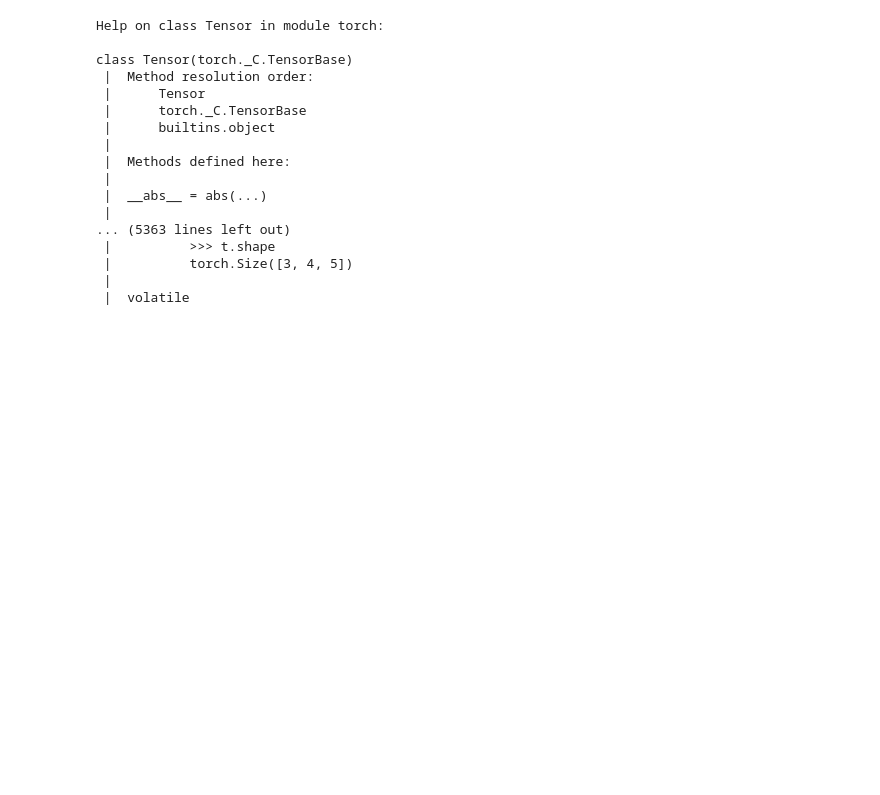
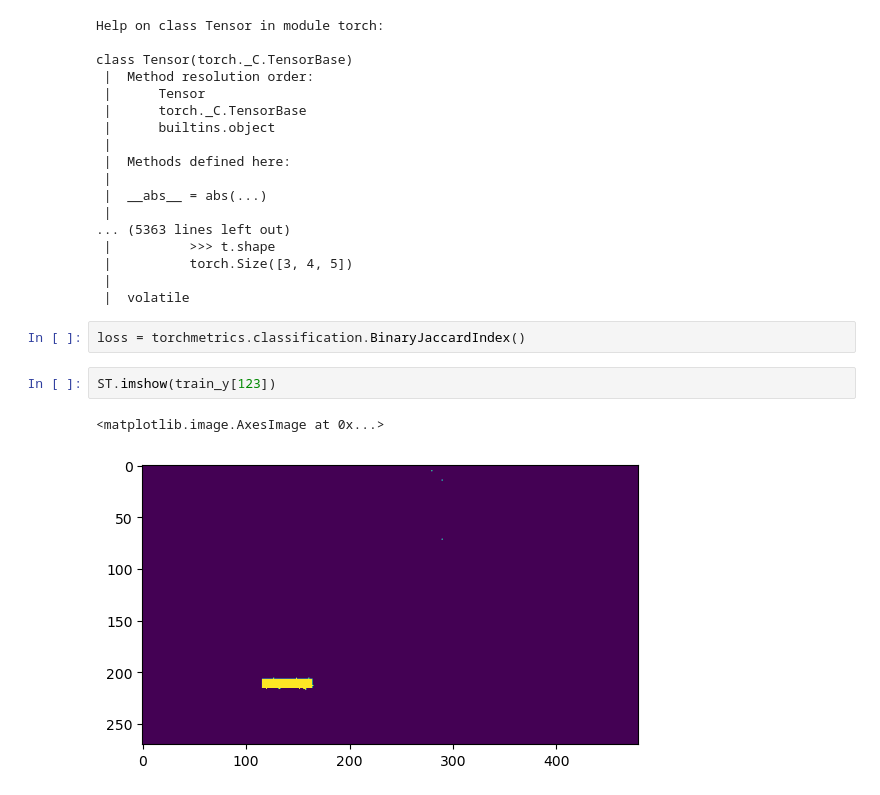
Before and after one commit to sodeeplearning/Net-Nomera, a Jupyter notebook: teaching.ipynb, the cells around one changed output. Cells and saved outputs as stored; diff of their text form; blank space fills up the shorter version.

```diff
--- a/teaching.ipynb
+++ b/teaching.ipynb
@@ -247,3 +247,10 @@ class Tensor(torch._C.TensorBase)
  |          torch.Size([3, 4, 5])
  |
  |  volatile
+# %%
+loss = torchmetrics.classification.BinaryJaccardIndex()
+# %%
+ST.imshow(train_y[123])
+# %% [output]
+<matplotlib.image.AxesImage at 0x...>
+[figure, added]
```
Also changed, not shown: parts of 2 cells of this notebook.
